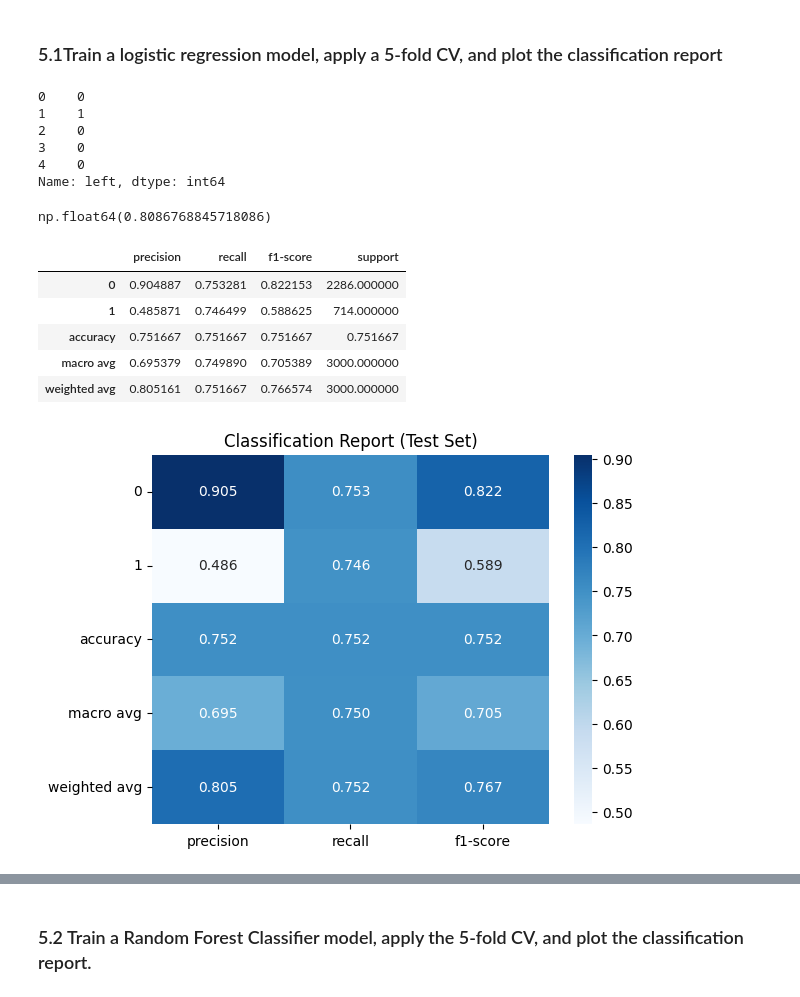
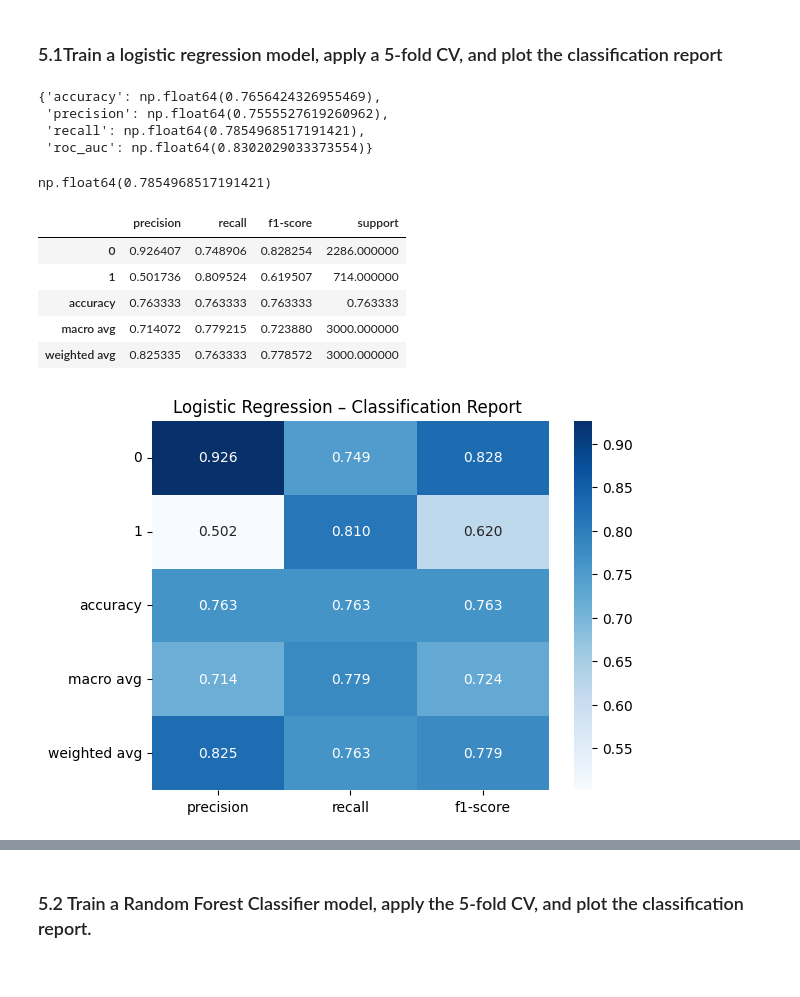
Before and after one commit to Mesterumit/Employee_Turnover_model, a Jupyter notebook: Employee_Turnover_App.ipynb, the cells around one changed output, grey strips where cells are left out. Cells and saved outputs as stored; diff of their text form; code cells hidden in the pictures.

```diff
--- a/Employee_Turnover_App.ipynb
+++ b/Employee_Turnover_App.ipynb
@@ -283,3 +286,20 @@ sales_technical      0
 salary_low           0
 salary_medium        0
 dtype: int64
+# %%
+# scale the numeric colums ------------
+
+# 1) Select numeric columns (from TRAIN only for schema)
+num_cols = X_train.select_dtypes(include='number').columns
+
+scaler = StandardScaler()
+
+# 3. Transform TRAIN and TEST numeric data
+X_train_num_scaled = scaler.fit_transform(X_train[num_cols])
+
+X_test_num_scaled  = scaler.transform(X_test[num_cols])
+
+X_train_num_scaled = pd.DataFrame(X_train_num_scaled, columns=num_cols, index=X_train.index)
+X_test_num_scaled  = pd.DataFrame(X_test_num_scaled,  columns=num_cols, index=X_test.index)
+
+X_train_num_scaled.head(3)
@@ -313,17 +338,14 @@ dtype: int64
 
 # Combining numeric + encoded categorical to train data
 
-numeric_col = X_train.select_dtypes(include='number').columns
-numeric_col_test = X_test.select_dtypes(include='number').columns
-
 
 X_train_concat = pd.concat(
-    [X_train[numeric_col], X_train_cat],
+    [X_train_num_scaled, X_train_cat],
     axis=1
 )
 
 X_test_concat = pd.concat(
-    [X_test[numeric_col_test], X_test_cat],
+    [X_test_num_scaled, X_test_cat],
     axis=1
 )
 pd.DataFrame(X_test_concat).isna().sum()
@@ -436,20 +466,18 @@ scores_original = cross_validate(
         'roc_auc': 'roc_auc'
     }
 )
-y_res.head()
+{m: scores_original[f'test_{m}'].mean() for m in ['accuracy','precision','recall','roc_auc']}
 # %% [output]
-0    0
-1    1
-2    0
-3    0
-4    0
-Name: left, dtype: int64
+{'accuracy': np.float64(0.7656424326955469),
+ 'precision': np.float64(0.7555527619260962),
+ 'recall': np.float64(0.7854968517191421),
+ 'roc_auc': np.float64(0.8302029033373554)}
 # %%
 # getting scores out of Cross_validation score
 # scores_original['test_roc_auc'].mean()
 scores_original['test_recall'].mean()
 # %% [output]
-np.float64(0.8086768845718086)
+np.float64(0.7854968517191421)
 # %%
 # plot the classification report
 logistic_model.fit(X_res, y_res) # it takes x_train and y_train
@@ -464,11 +492,11 @@ new = pd.DataFrame(report).T
 new
 # %% [output]
 |  | precision | recall | f1-score | support |
-| 0 | 0.904887 | 0.753281 | 0.822153 | 2286.000000 |
-| 1 | 0.485871 | 0.746499 | 0.588625 | 714.000000 |
-| accuracy | 0.751667 | 0.751667 | 0.751667 | 0.751667 |
-| macro avg | 0.695379 | 0.749890 | 0.705389 | 3000.000000 |
-| weighted avg | 0.805161 | 0.751667 | 0.766574 | 3000.000000 |
+| 0 | 0.926407 | 0.748906 | 0.828254 | 2286.000000 |
+| 1 | 0.501736 | 0.809524 | 0.619507 | 714.000000 |
+| accuracy | 0.763333 | 0.763333 | 0.763333 | 0.763333 |
+| macro avg | 0.714072 | 0.779215 | 0.723880 | 3000.000000 |
+| weighted avg | 0.825335 | 0.763333 | 0.778572 | 3000.000000 |
 # %%
 # ---------- How to read each row ----------------------
 
@@ -518,7 +546,7 @@ new
 # The gap between macro and weighted averages confirms class imbalance effects.
 # %%
 sns.heatmap(new[['precision', 'recall', 'f1-score']],annot=True, fmt=".3f", cmap="Blues")
-plt.title("Classification Report (Test Set)")
+plt.title("Logistic Regression – Classification Report ")
 plt.show()
 # %% [output]
-[figure, old version]
+[figure, new version]
```
Also changed, not shown: parts of 31 cells of this notebook.
